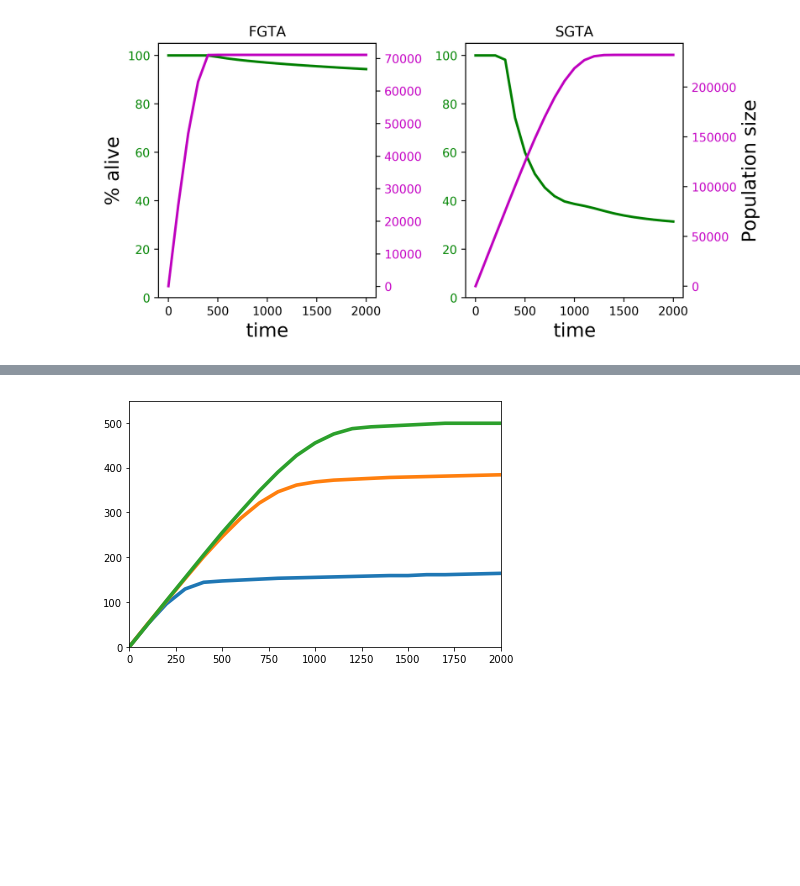
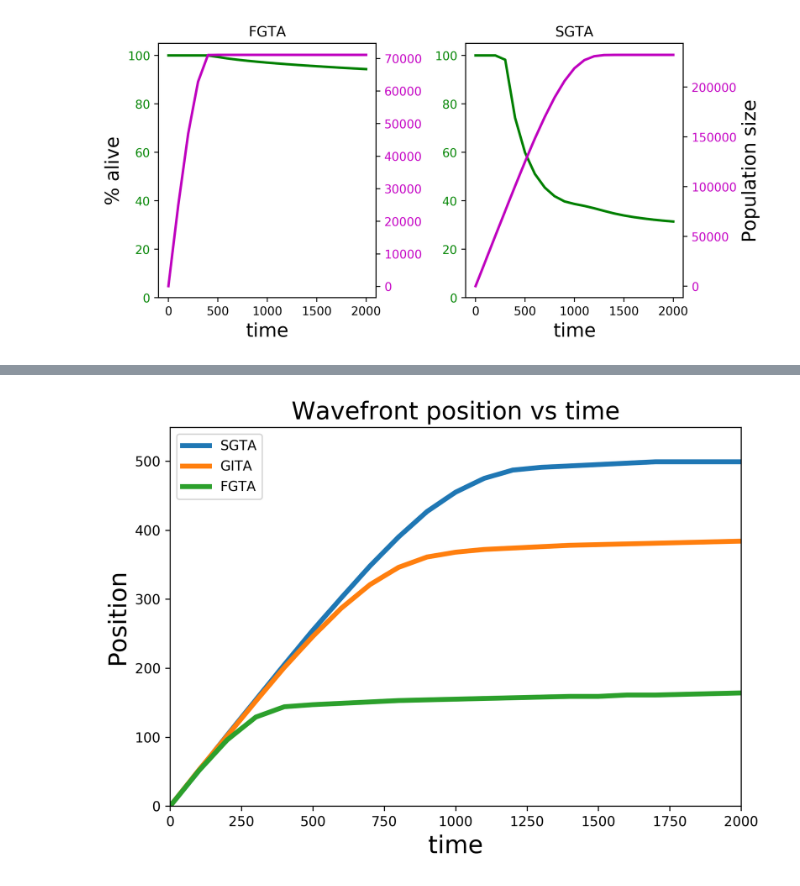
Before and after one commit to patricksinclair/Paper-Nutrients, a Jupyter notebook: MasterPlotter.ipynb, the cells around one changed output, grey strips where cells are left out. Cells and saved outputs as stored; diff of their text form; code cells hidden in the pictures; blank space fills up the shorter version.

```diff
--- a/MasterPlotter.ipynb
+++ b/MasterPlotter.ipynb
@@ -297,40 +297,47 @@ plotThreeDistributionsSideBySide(FGTA_simple_alpha_002_gRate, GITA_simple_alpha_
 # %%
-def plotWavefrontPositionsVsT(data1, data2, data3):
+def plotWavefrontPositionsVsT(data1, data2, data3, filename):
 
     popThreshold = 20.
     t = [i for i in np.linspace(0., 2000., 21)]
     data1_wavefronts = []
     data2_wavefronts = []
     data3_wavefronts = []
 
     #here we iterate over the input data and get the max indices of the data where the population
     #is above a certain threshold. this gives us the wavefron position over time
     for i in range(1, len(data1)):
         data1_wavefronts.append(max((x, y) for x, y in enumerate(data1[i]) if y > popThreshold)[0])
         data2_wavefronts.append(max((x, y) for x, y in enumerate(data2[i]) if y > popThreshold)[0])
         data3_wavefronts.append(max((x, y) for x, y in enumerate(data3[i]) if y > popThreshold)[0])
 
 
     maxYVal = max(max(data1_wavefronts), max(data2_wavefronts), max(data3_wavefronts))
 
 
     lineWidth = 3.6
     #fig, axarr = plt.subplots(1, 3, sharey=True, figsize=(8,3), dpi=300)
     #axarr[0].plot(t, data1_wavefronts)
     #axarr[1].plot(t, data2_wavefronts)
     #axarr[2].plot(t, data3_wavefronts)
     #lets do them all in one plot, can change later if needs be
+    plt.figure(figsize=(7,5), dpi=300)
+    plt.plot(t, data3_wavefronts, linewidth=lineWidth, label='SGTA')
+    plt.plot(t, data2_wavefronts, linewidth=lineWidth, label='GITA')
+    plt.plot(t, data1_wavefronts, linewidth=lineWidth, label='FGTA')
 
-    plt.plot(t, data1_wavefronts, linewidth=lineWidth)
-    plt.plot(t, data2_wavefronts, linewidth=lineWidth)
-    plt.plot(t, data3_wavefronts, linewidth=lineWidth)
+    plt.legend(loc='upper left')
 
     plt.xlim(0, 2000)
     plt.ylim(0, 1.1*maxYVal)
+    plt.xlabel("time", fontsize=18)
+    plt.ylabel("Position", fontsize=18)
+    plt.title("Wavefront position vs time", fontsize=18)
 
     plt.tight_layout()
-    plt.show()
+    plt.savefig(filename)
+
+
+filename='wavefront_position_vs_time_specificAlpha.png'
+plotWavefrontPositionsVsT(FGTA_simple_alpha_specificAlpha_spatial, GITA_simple_alpha_specificAlpha_spatial, SGTA_simple_alpha_specificAlpha_spatial, filename)
+# %% [output]
+[figure, added]
-# %%
-plotWavefrontPositionsVsT(FGTA_simple_alpha_specificAlpha_spatial, GITA_simple_alpha_specificAlpha_spatial, SGTA_simple_alpha_specificAlpha_spatial)
-# %% [output]
-[figure, removed]
```
Also changed, not shown: parts of 5 cells of this notebook, 7 other files.
